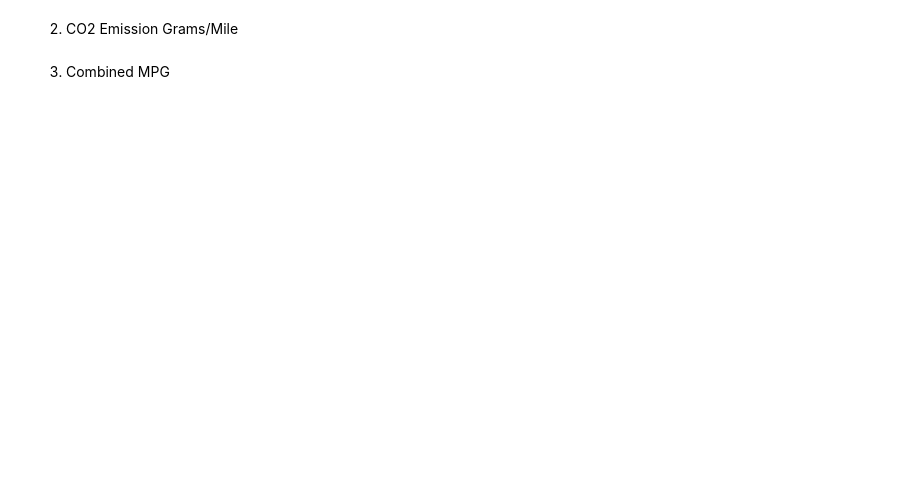
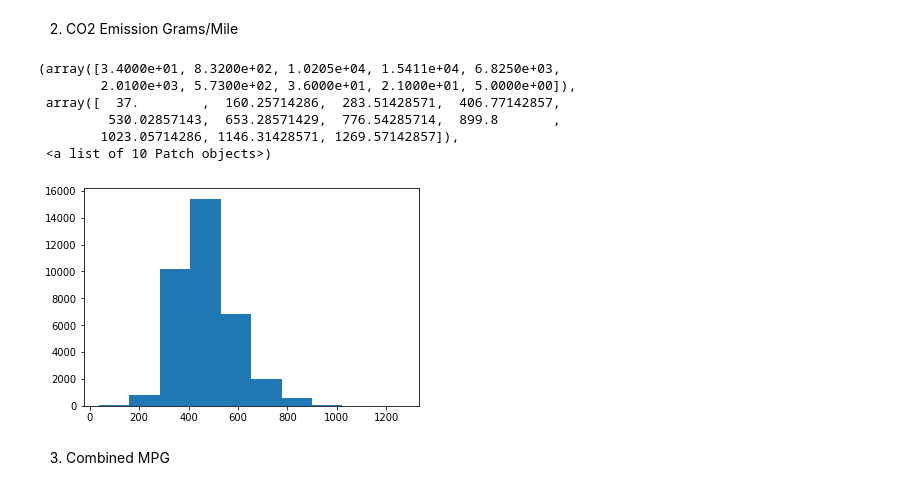
Before and after one commit to ironhack-datalabs/datamad1019, a Jupyter notebook: module-2/lab-continuous-probability-distribution/your-code/main.ipynb, the cells around one changed output. Saved outputs shown, nothing was run; the diff lists cells and outputs as text; code cells hidden in the pictures; blank space fills up the shorter version.

```diff
--- a/module-2/lab-continuous-probability-distribution/your-code/main.ipynb
+++ b/module-2/lab-continuous-probability-distribution/your-code/main.ipynb
@@ -84,6 +154,16 @@ Then plot the histograms for the following variables:
 2. CO2 Emission Grams/Mile
 # %%
 # your code here
+emission = df1['CO2 Emission Grams/Mile']
+plt.hist(emission)
+# %% [output]
+(array([3.4000e+01, 8.3200e+02, 1.0205e+04, 1.5411e+04, 6.8250e+03,
+        2.0100e+03, 5.7300e+02, 3.6000e+01, 2.1000e+01, 5.0000e+00]),
+ array([  37.        ,  160.25714286,  283.51428571,  406.77142857,
+         530.02857143,  653.28571429,  776.54285714,  899.8       ,
+        1023.05714286, 1146.31428571, 1269.57142857]),
+ <a list of 10 Patch objects>)
+[figure, added]
 # %% [markdown]
 3. Combined MPG
 # %%
```
Also changed, not shown: parts of 19 cells of this notebook.
